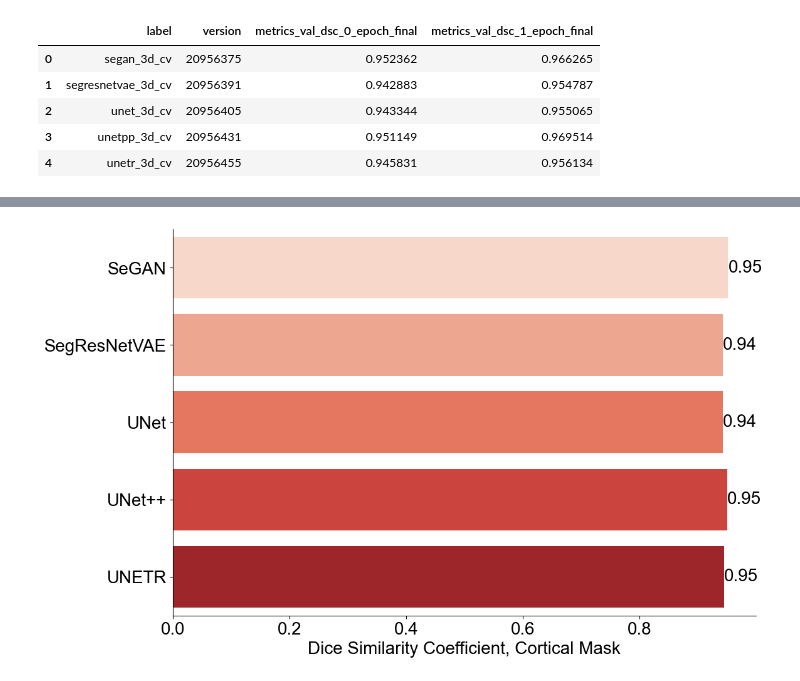
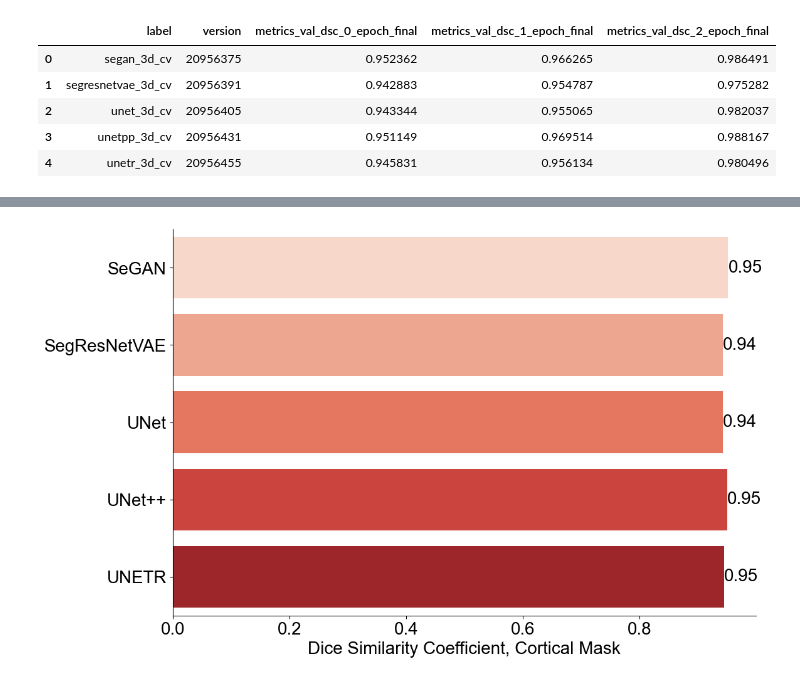
Before and after one commit to Bonelab/hrpqct-knee-segmentation, a Jupyter notebook: notebooks/analyze_rad_tib_cv.ipynb, the cells around one changed output, grey strips where cells are left out. Cells and saved outputs as stored; diff of their text form; code cells hidden in the pictures.

```diff
--- a/notebooks/analyze_rad_tib_cv.ipynb
+++ b/notebooks/analyze_rad_tib_cv.ipynb
@@ -4,23 +4,28 @@ from matplotlib import pyplot as plt
 import seaborn as sns
 from glob import glob
 from os import path
-# %%
-df = pd.read_csv(path.join("..", "from_arc", "rad_tib_cv.csv"))
-df = df[["label", "version", "fold", "metrics_val_dsc_0_epoch_final", "metrics_val_dsc_1_epoch_final"]]
-df = df.groupby(["label", "version"]).mean().drop(columns=["fold"])
-df = df[
-    df.groupby(["label"])["metrics_val_dsc_0_epoch_final"].transform(max)
-    == df["metrics_val_dsc_0_epoch_final"]
-].dropna()
-df = df.reset_index()
-df
-# %% [output]
-|  | label | version | metrics_val_dsc_0_epoch_final | metrics_val_dsc_1_epoch_final |
-| 0 | segan_3d_cv | 20956375 | 0.952362 | 0.966265 |
-| 1 | segresnetvae_3d_cv | 20956391 | 0.942883 | 0.954787 |
-| 2 | unet_3d_cv | 20956405 | 0.943344 | 0.955065 |
-| 3 | unetpp_3d_cv | 20956431 | 0.951149 | 0.969514 |
-| 4 | unetr_3d_cv | 20956455 | 0.945831 | 0.956134 |
+# %%
+df = pd.read_csv(path.join("..", "from_arc", "rad_tib_cv.csv"))
+df = df[[
+    "label", "version", "fold",
+    "metrics_val_dsc_0_epoch_final",
+    "metrics_val_dsc_1_epoch_final",
+    "metrics_val_dsc_2_epoch_final"
+]]
+df = df.groupby(["label", "version"]).mean().drop(columns=["fold"])
+df = df[
+    df.groupby(["label"])["metrics_val_dsc_0_epoch_final"].transform(max)
+    == df["metrics_val_dsc_0_epoch_final"]
+].dropna()
+df = df.reset_index()
+df
+# %% [output]
+|  | label | version | metrics_val_dsc_0_epoch_final | metrics_val_dsc_1_epoch_final | metrics_val_dsc_2_epoch_final |
+| 0 | segan_3d_cv | 20956375 | 0.952362 | 0.966265 | 0.986491 |
+| 1 | segresnetvae_3d_cv | 20956391 | 0.942883 | 0.954787 | 0.975282 |
+| 2 | unet_3d_cv | 20956405 | 0.943344 | 0.955065 | 0.982037 |
+| 3 | unetpp_3d_cv | 20956431 | 0.951149 | 0.969514 | 0.988167 |
+| 4 | unetr_3d_cv | 20956455 | 0.945831 | 0.956134 | 0.980496 |
 # %%
 df["label"] = df["label"].apply(lambda x: x[0:-6])
 
```
Also changed, not shown: parts of 3 cells of this notebook, 15 other files.
